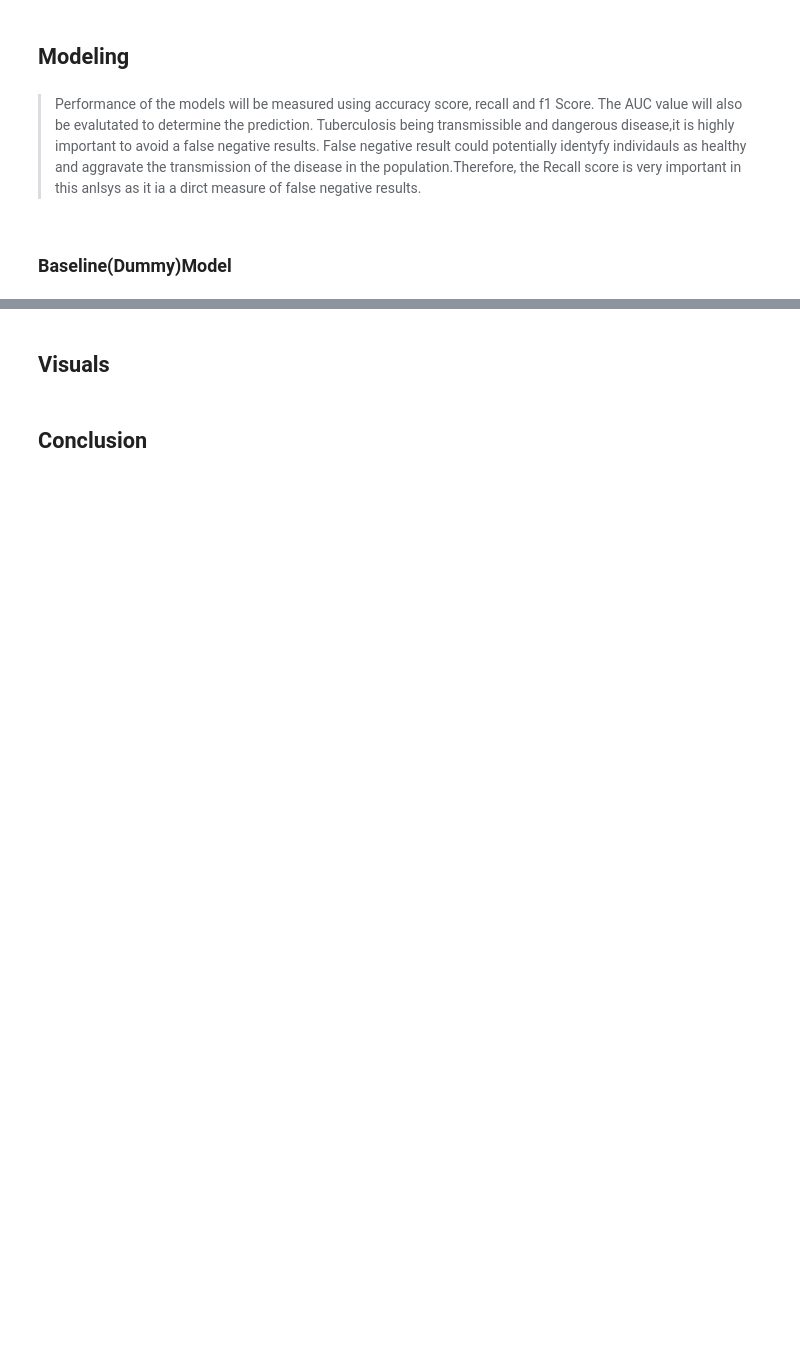
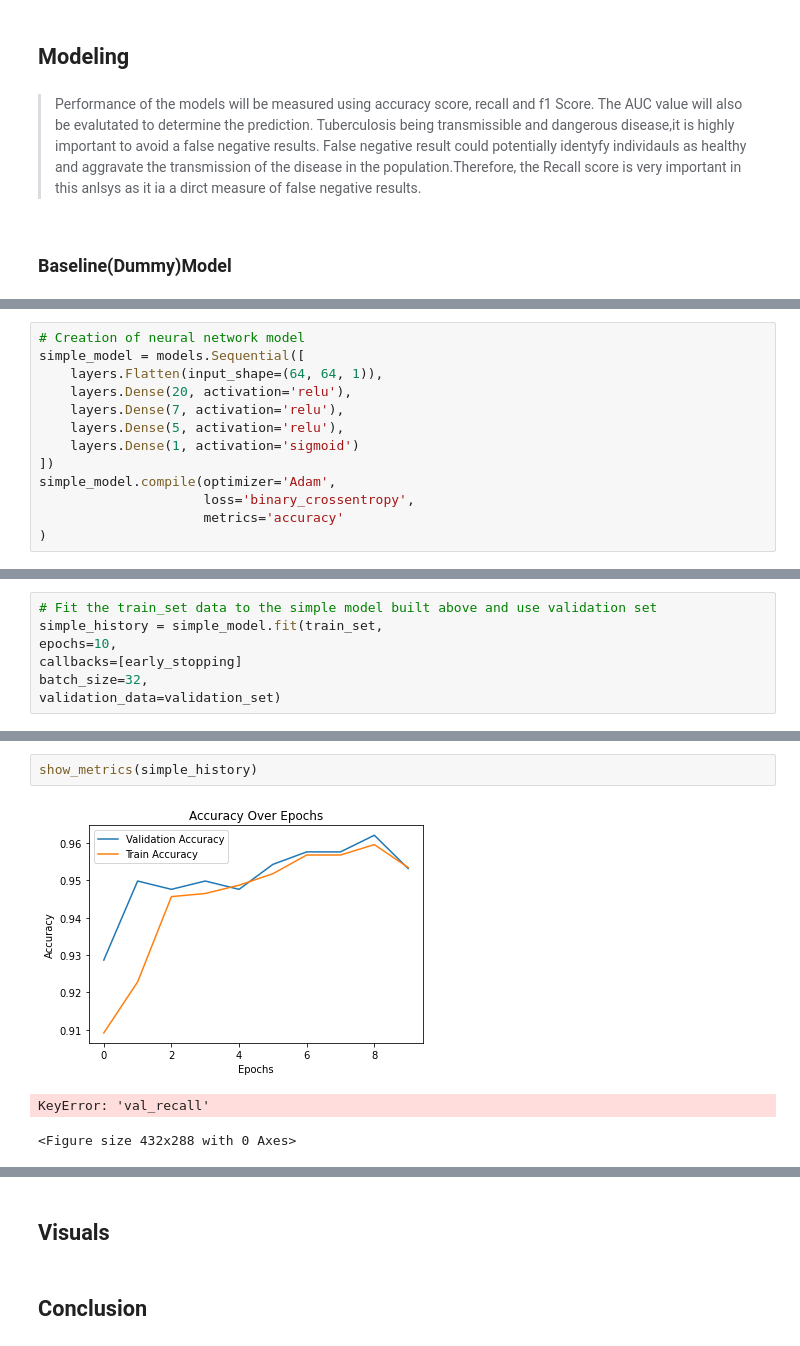
Before and after one commit to Tamiru3/TuberculosisImageClassifcation, a Jupyter notebook: Untitled.ipynb, the cells around one changed output, grey strips where cells are left out. Drawn from its saved outputs; the diff is of its cells as text; blank space fills up the shorter version.

```diff
--- a/Untitled.ipynb
+++ b/Untitled.ipynb
@@ -164,0 +174,13 @@ results.
+# %%
+# Creation of neural network model
+simple_model = models.Sequential([
+    layers.Flatten(input_shape=(64, 64, 1)),
+    layers.Dense(20, activation='relu'),
+    layers.Dense(7, activation='relu'),
+    layers.Dense(5, activation='relu'),
+    layers.Dense(1, activation='sigmoid')
+])
+simple_model.compile(optimizer='Adam',
+                     loss='binary_crossentropy',
+                     metrics='accuracy'
+)
@@ -164,0 +208,7 @@ results.
+# %%
+# Fit the train_set data to the simple model built above and use validation set
+simple_history = simple_model.fit(train_set,
+epochs=10,
+callbacks=[early_stopping]
+batch_size=32,
+validation_data=validation_set)
@@ -164,0 +236,6 @@ results.
+# %%
+show_metrics(simple_history)
+# %% [output]
+[figure, added]
+KeyError: 'val_recall'
+<Figure size 432x288 with 0 Axes>
```
Also changed, not shown: parts of 10 cells of this notebook.
